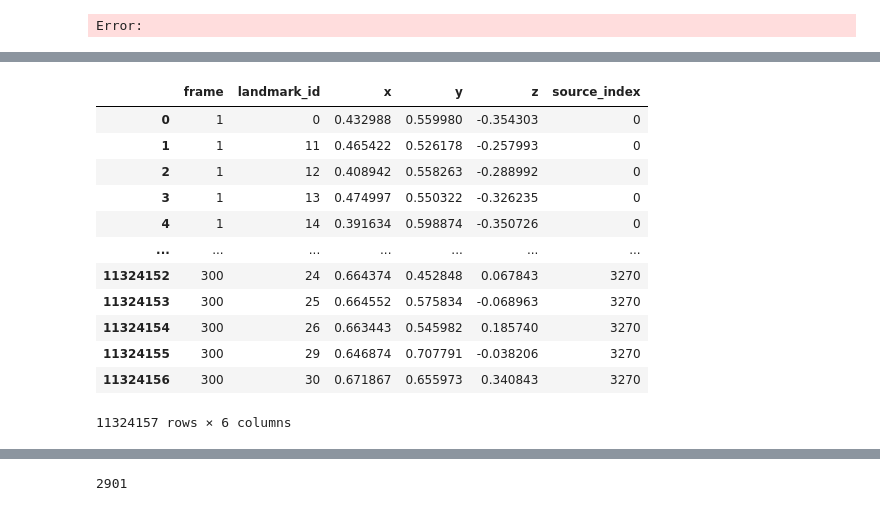
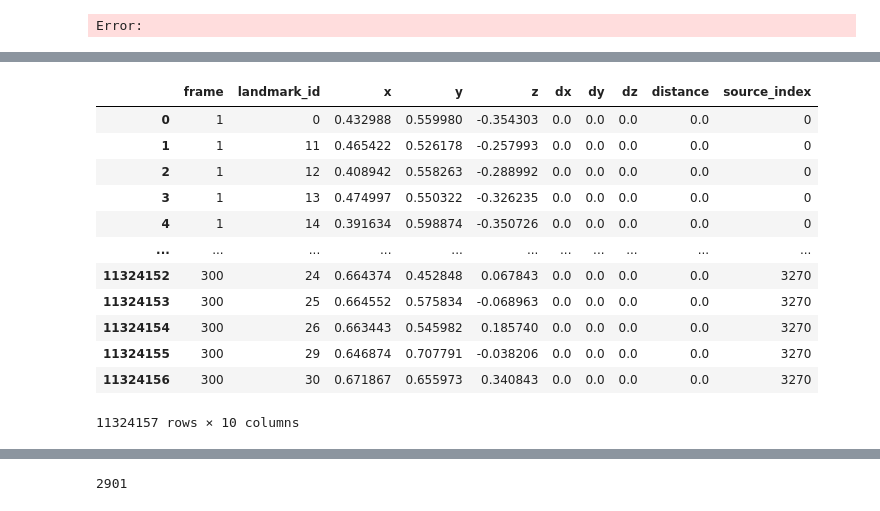
Before and after one commit to GGoneng/AI-Study-Log, a Jupyter notebook: Personal_Project/Graduate_Project/Data_Preprocess.ipynb, the cells around one changed output, grey strips where cells are left out. Cells and saved outputs as stored; diff of their text form; code cells hidden in the pictures.

```diff
--- a/Personal_Project/Graduate_Project/Data_Preprocess.ipynb
+++ b/Personal_Project/Graduate_Project/Data_Preprocess.ipynb
@@ -138,21 +138,21 @@ label_df
 # %%
-data_df = pd.read_csv("merged_data.csv")
+data_df = pd.read_csv("10fps_merged_data.csv")
 
 data_df
 # %% [output]
-|  | frame | landmark_id | x | y | z | source_index |
-| 0 | 1 | 0 | 0.432988 | 0.559980 | -0.354303 | 0 |
-| 1 | 1 | 11 | 0.465422 | 0.526178 | -0.257993 | 0 |
-| 2 | 1 | 12 | 0.408942 | 0.558263 | -0.288992 | 0 |
-| 3 | 1 | 13 | 0.474997 | 0.550322 | -0.326235 | 0 |
-| 4 | 1 | 14 | 0.391634 | 0.598874 | -0.350726 | 0 |
-| ... | ... | ... | ... | ... | ... | ... |
-| 11324152 | 300 | 24 | 0.664374 | 0.452848 | 0.067843 | 3270 |
-| 11324153 | 300 | 25 | 0.664552 | 0.575834 | -0.068963 | 3270 |
-| 11324154 | 300 | 26 | 0.663443 | 0.545982 | 0.185740 | 3270 |
-| 11324155 | 300 | 29 | 0.646874 | 0.707791 | -0.038206 | 3270 |
-| 11324156 | 300 | 30 | 0.671867 | 0.655973 | 0.340843 | 3270 |
+|  | frame | landmark_id | x | y | z | dx | dy | dz | distance | source_index |
+| 0 | 1 | 0 | 0.432988 | 0.559980 | -0.354303 | 0.0 | 0.0 | 0.0 | 0.0 | 0 |
+| 1 | 1 | 11 | 0.465422 | 0.526178 | -0.257993 | 0.0 | 0.0 | 0.0 | 0.0 | 0 |
+| 2 | 1 | 12 | 0.408942 | 0.558263 | -0.288992 | 0.0 | 0.0 | 0.0 | 0.0 | 0 |
+| 3 | 1 | 13 | 0.474997 | 0.550322 | -0.326235 | 0.0 | 0.0 | 0.0 | 0.0 | 0 |
+| 4 | 1 | 14 | 0.391634 | 0.598874 | -0.350726 | 0.0 | 0.0 | 0.0 | 0.0 | 0 |
+| ... | ... | ... | ... | ... | ... | ... | ... | ... | ... | ... |
+| 11324152 | 300 | 24 | 0.664374 | 0.452848 | 0.067843 | 0.0 | 0.0 | 0.0 | 0.0 | 3270 |
+| 11324153 | 300 | 25 | 0.664552 | 0.575834 | -0.068963 | 0.0 | 0.0 | 0.0 | 0.0 | 3270 |
+| 11324154 | 300 | 26 | 0.663443 | 0.545982 | 0.185740 | 0.0 | 0.0 | 0.0 | 0.0 | 3270 |
+| 11324155 | 300 | 29 | 0.646874 | 0.707791 | -0.038206 | 0.0 | 0.0 | 0.0 | 0.0 | 3270 |
+| 11324156 | 300 | 30 | 0.671867 | 0.655973 | 0.340843 | 0.0 | 0.0 | 0.0 | 0.0 | 3270 |
-11324157 rows × 6 columns
+11324157 rows × 10 columns
 # %%
 label_source_index = label_df["source_index"].unique()
 data_source_index = data_df["source_index"].unique()
```
Also changed, not shown: parts of 2 cells of this notebook, 5 other files.
